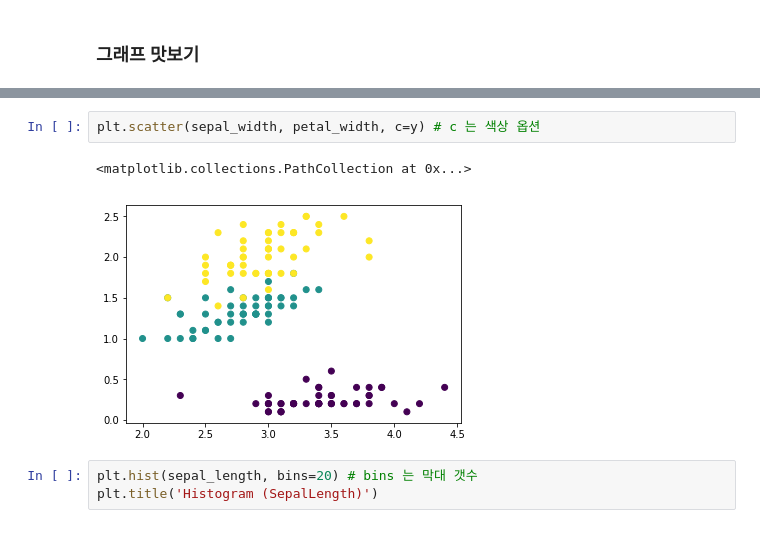
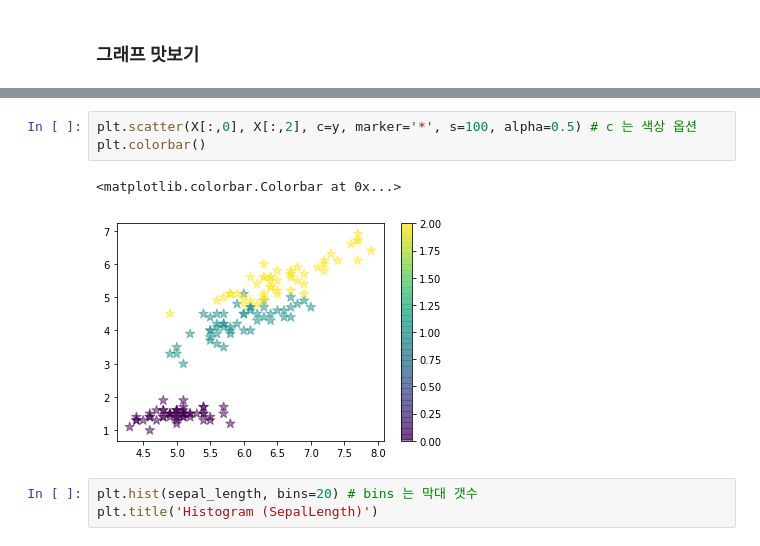
Before and after one commit to gubosd/lecture13, a Jupyter notebook: 데이터분석/02_numpy_04_잘라내기.ipynb, the cells around one changed output, grey strips where cells are left out. Saved outputs shown, nothing was run; the diff lists cells and outputs as text.

```diff
--- a/데이터분석/02_numpy_04_잘라내기.ipynb
+++ b/데이터분석/02_numpy_04_잘라내기.ipynb
@@ -1163,8 +1370,9 @@ array([5.1, 4.9, 4.7, 4.6, 5. , 5.4, 4.6, 5. , 4.4, 4.9, 5.4, 4.8, 4.8,
 # %%
-plt.scatter(sepal_width, petal_width, c=y) # c 는 색상 옵션
+plt.scatter(X[:,0], X[:,2], c=y, marker='*', s=100, alpha=0.5) # c 는 색상 옵션
+plt.colorbar()
 # %% [output]
-<matplotlib.collections.PathCollection at 0x...>
+<matplotlib.colorbar.Colorbar at 0x...>
-[figure, old version]
+[figure, new version]
 # %%
 plt.hist(sepal_length, bins=20) # bins 는 막대 갯수
 plt.title('Histogram (SepalLength)')
```
Also changed, not shown: parts of 104 cells of this notebook, 1 other file.
